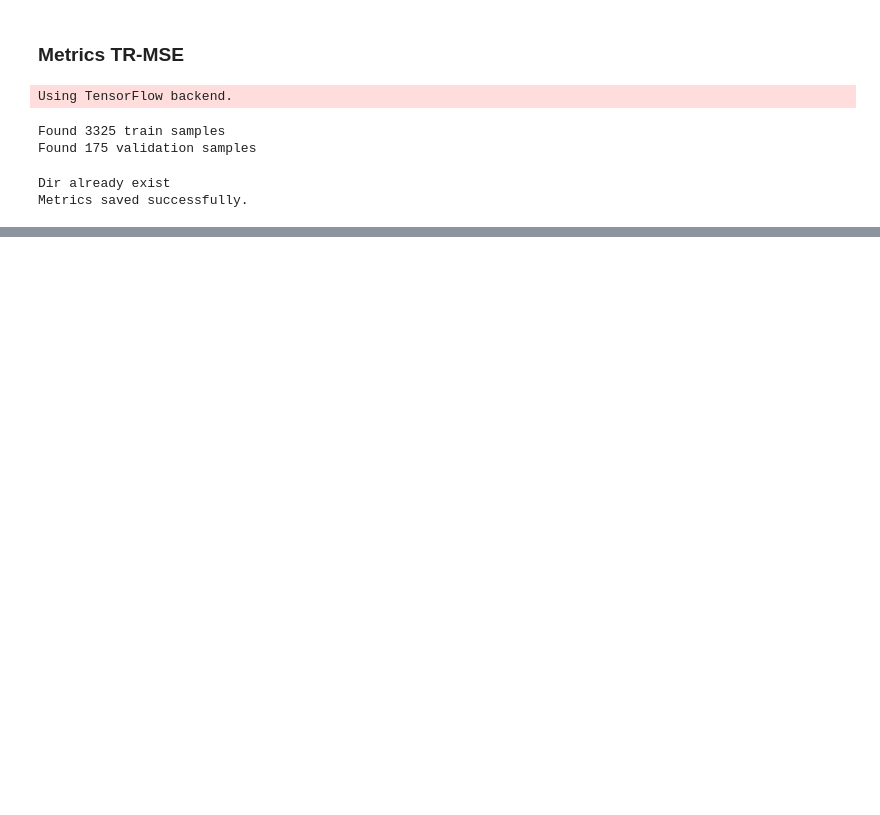
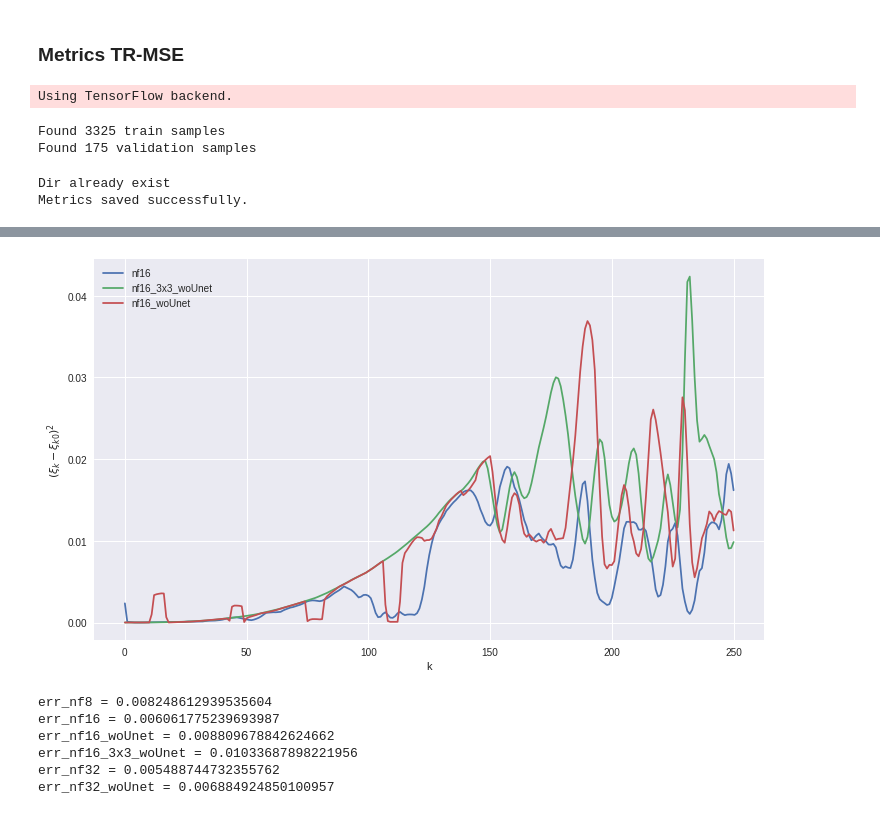
Before and after one commit to astromid/diploma-texture-synthesis, a Jupyter notebook: code/tr_mse.ipynb, the cells around one changed output, grey strips where cells are left out. Saved outputs shown, nothing was run; the diff lists cells and outputs as text; code cells hidden in the pictures; blank space fills up the shorter version.

```diff
--- a/code/tr_mse.ipynb
+++ b/code/tr_mse.ipynb
@@ -59,0 +82,26 @@ err_nf32
+# %%
+plt.figure(figsize=(12, 7))
+#plt.plot(tmse, label='train', color='black')
+plt.plot(earr_nf16, label='nf16')
+plt.plot(earr_nf16_3x3_woUnet, label='nf16_3x3_woUnet')
+plt.plot(earr_nf16_woUnet, label='nf16_woUnet')
+plt.xlabel('k')
+plt.ylabel(r'$(\xi_k - \xi_{k0} )^2$')
+plt.legend()
+plt.savefig('../text/Universiade/graphs/earr_2.png')
+# %% [output]
+[figure, added]
+# %%
+print('err_nf8 = {}'.format(err_nf8))
+print('err_nf16 = {}'.format(err_nf16))
+print('err_nf16_woUnet = {}'.format(err_nf16_woUnet))
+print('err_nf16_3x3_woUnet = {}'.format(err_nf16_3x3_woUnet))
+print('err_nf32 = {}'.format(err_nf32))
+print('err_nf32_woUnet = {}'.format(err_nf32_woUnet))
+# %% [output]
+err_nf8 = 0.008248612939535604
+err_nf16 = 0.006061775239693987
+err_nf16_woUnet = 0.008809678842624662
+err_nf16_3x3_woUnet = 0.01033687898221956
+err_nf32 = 0.005488744732355762
+err_nf32_woUnet = 0.006884924850100957
```
Also changed, not shown: parts of 7 cells of this notebook, 35 other files.
